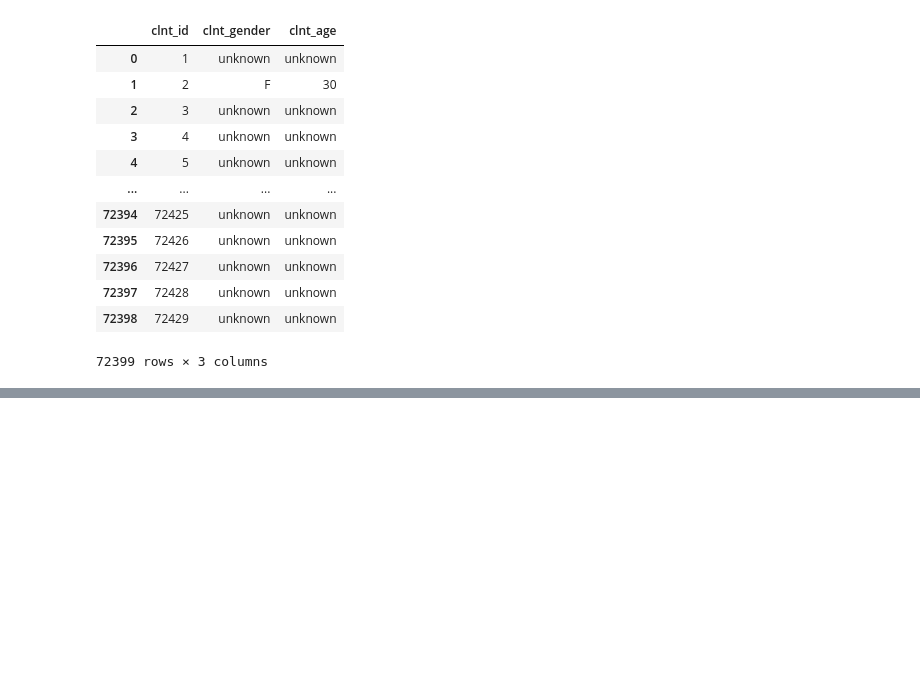
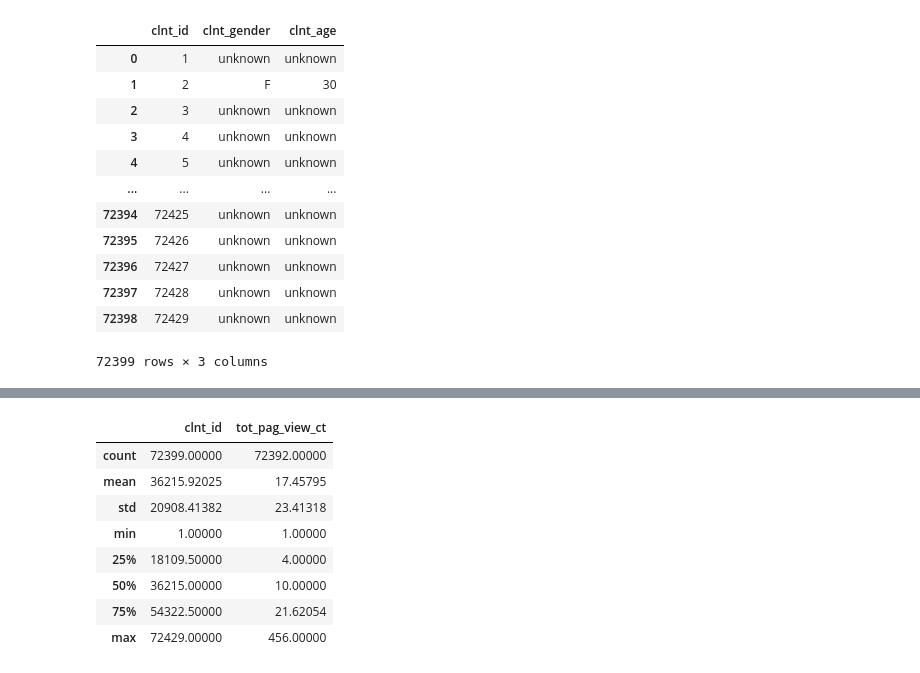
Before and after one commit to Gyeol0/Personalized-Content-Recommendation, a Jupyter notebook: clustering.ipynb, the cells around one changed output, grey strips where cells are left out. Cells and saved outputs as stored; diff of their text form; code cells hidden in the pictures; blank space fills up the shorter version.

```diff
--- a/clustering.ipynb
+++ b/clustering.ipynb
@@ -869,0 +858,12 @@ online_df
+# %%
+zz.describe()
+# %% [output]
+|  | clnt_id | tot_pag_view_ct |
+| count | 72399.00000 | 72392.00000 |
+| mean | 36215.92025 | 17.45795 |
+| std | 20908.41382 | 23.41318 |
+| min | 1.00000 | 1.00000 |
+| 25% | 18109.50000 | 4.00000 |
+| 50% | 36215.00000 | 10.00000 |
+| 75% | 54322.50000 | 21.62054 |
+| max | 72429.00000 | 456.00000 |
```
Also changed, not shown: parts of 10 cells of this notebook.
